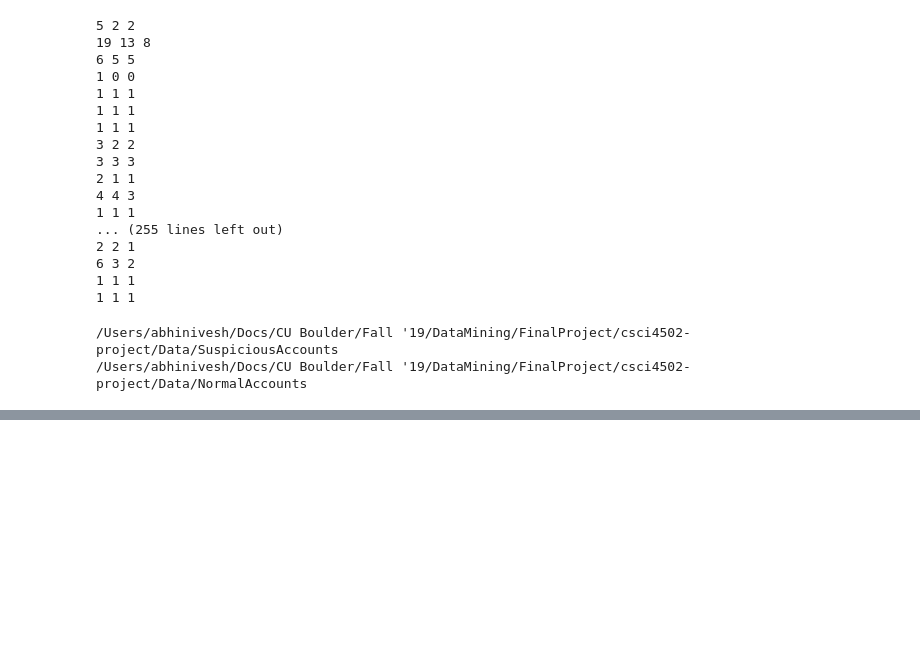
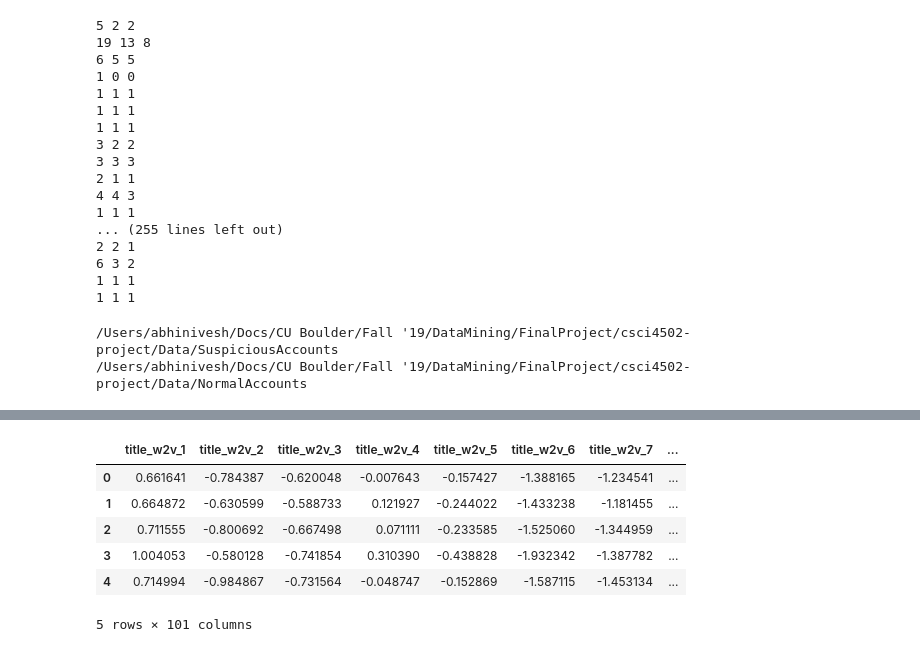
Before and after one commit to benibienz/reddit-analysis, a Jupyter notebook: Data/FeatureEngineering.ipynb, the cells around one changed output, grey strips where cells are left out. Drawn from its saved outputs; the diff is of its cells as text; code cells hidden in the pictures; blank space fills up the shorter version.

Commit message:
Added word2vec features and created new csv file with added features

```diff
--- a/Data/FeatureEngineering.ipynb
+++ b/Data/FeatureEngineering.ipynb
@@ -206,0 +342,8 @@ final_df.to_csv("All_Accounts.csv")
+# %%
+from gensim.models import Word2Vec
+from gensim.models import KeyedVectors
+w2v_model_titles = Word2Vec([all_titles.split() for all_titles in all_titles_list], min_count=5, size=50, workers=4)
+w2v_model_comments = Word2Vec([all_comments.split() for all_comments in all_comments_list], min_count=5, size=50, workers=4)
+# %%
+all_titles_w2v = transform_sent_to_avg_w2v(all_titles_list, w2v_model_titles)
+all_comments_w2v = transform_sent_to_avg_w2v(all_comments_list, w2v_model_comments)
@@ -206,0 +353,10 @@ final_df.to_csv("All_Accounts.csv")
+# %%
+titles_colnames = []
+comments_colnames = []
+
+for i in range(1, 51):
+    titles_colnames.append('title_w2v_' + str(i))
+    comments_colnames.append('comment_w2v_' + str(i))
+
+print(titles_colnames)
+print(comments_colnames)
@@ -206,0 +366,3 @@ final_df.to_csv("All_Accounts.csv")
+# %%
+print(all_titles_w2v[0])
+w2v_df = pd.DataFrame(np.array(all_titles_w2v), columns= titles_colnames)
@@ -206,0 +381,13 @@ final_df.to_csv("All_Accounts.csv")
+# %%
+# for col in w2v_df_comments.columns:
+#     w2v_df[col] = w2v_df_comments[col]
+w2v_df['accountName'] = account_names_list
+w2v_df.head()
+# %% [output]
+|  | title_w2v_1 | title_w2v_2 | title_w2v_3 | title_w2v_4 | title_w2v_5 | title_w2v_6 | title_w2v_7 | ... |
+| 0 | 0.661641 | -0.784387 | -0.620048 | -0.007643 | -0.157427 | -1.388165 | -1.234541 | ... |
+| 1 | 0.664872 | -0.630599 | -0.588733 | 0.121927 | -0.244022 | -1.433238 | -1.181455 | ... |
+| 2 | 0.711555 | -0.800692 | -0.667498 | 0.071111 | -0.233585 | -1.525060 | -1.344959 | ... |
+| 3 | 1.004053 | -0.580128 | -0.741854 | 0.310390 | -0.438828 | -1.932342 | -1.387782 | ... |
+| 4 | 0.714994 | -0.984867 | -0.731564 | -0.048747 | -0.152869 | -1.587115 | -1.453134 | ... |
+5 rows × 101 columns
```
Also changed, not shown: parts of 16 cells of this notebook, 5 other files.
